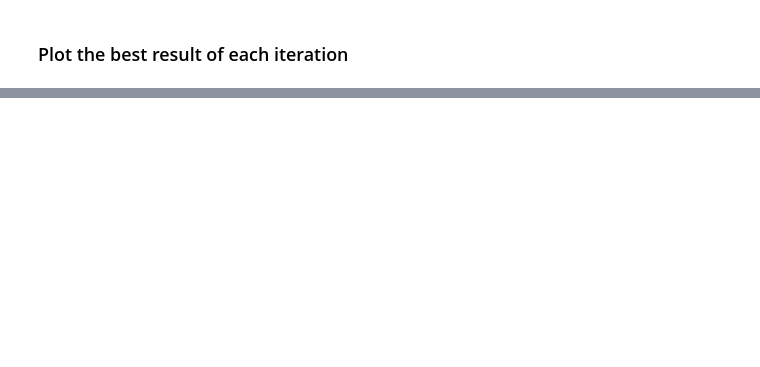
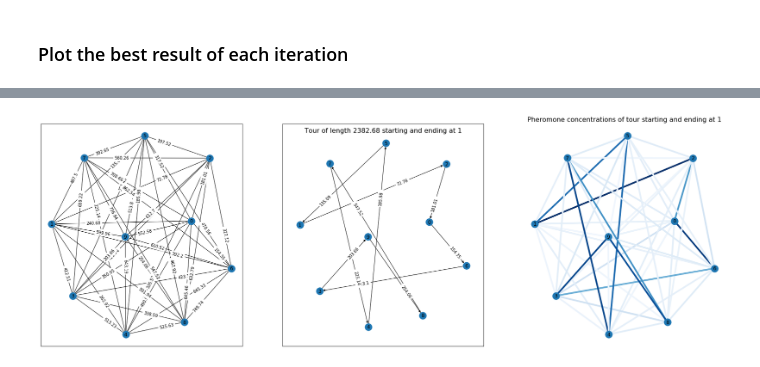
Before and after one commit to bijoythomas/ant_colony_optimization, a Jupyter notebook: TSP with ACO.ipynb, the cells around one changed output, grey strips where cells are left out. Cells and saved outputs as stored; diff of their text form; code cells hidden in the pictures; blank space fills up the shorter version.

```diff
--- a/TSP with ACO.ipynb
+++ b/TSP with ACO.ipynb
@@ -171,0 +168,35 @@ None
+# %%
+plt.figure(figsize=(30,10))
+
+plt.subplot(1,3,1)
+G = nx.Graph()
+for u in distance_df.index:
+    for v in distance_df.columns:
+        G.add_edge(u, v, distance=distance_df.loc[u,v])
+
+pos = nx.spring_layout(G)
+edge_labels = {
+    (r, c): round(distance_df.loc[r,c], 2) for r in distance_df.index for c in distance_df.columns if r != c and r > c
+}
+nx.draw_networkx(G, pos)
+ret = nx.draw_networkx_edge_labels(G, pos, edge_labels=edge_labels, label_pos=0.7)
+
+plt.subplot(1,3,2)
+best_tour = best_tour.astype(int)
+# plt.figure(figsize=(15,10))
+plt.title(f'Tour of length {round(shortest_tour_length, 2)} starting and ending at {best_tour[0]}', fontdict={'fontsize': 16}, y=0.95)
+H = nx.DiGraph()
+edge_labels = {}
+for i in range(num_nodes):
+    H.add_edge(best_tour[i], best_tour[i + 1])
+    edge_labels[best_tour[i], best_tour[i + 1]] = round(distance_matrix[best_tour[i], best_tour[i + 1]], 2)
+nx.draw_networkx(H, pos)
+ret = nx.draw_networkx_edge_labels(H, pos=pos, edge_labels=edge_labels, label_pos=0.3)
+
+plt.subplot(1,3,3)
+plt.title(f'Pheromone concentrations of tour starting and ending at {best_tour[0]}', fontdict={'fontsize': 16})
+nx.draw(G, pos, width=4, edge_cmap=plt.cm.Blues, edge_color=[tau_matrix[u,v] for u, v in G.edges])
+nx.draw_networkx_labels(G, pos)
+None
+# %% [output]
+[figure, added]
```
Also changed, not shown: parts of 8 cells of this notebook.
